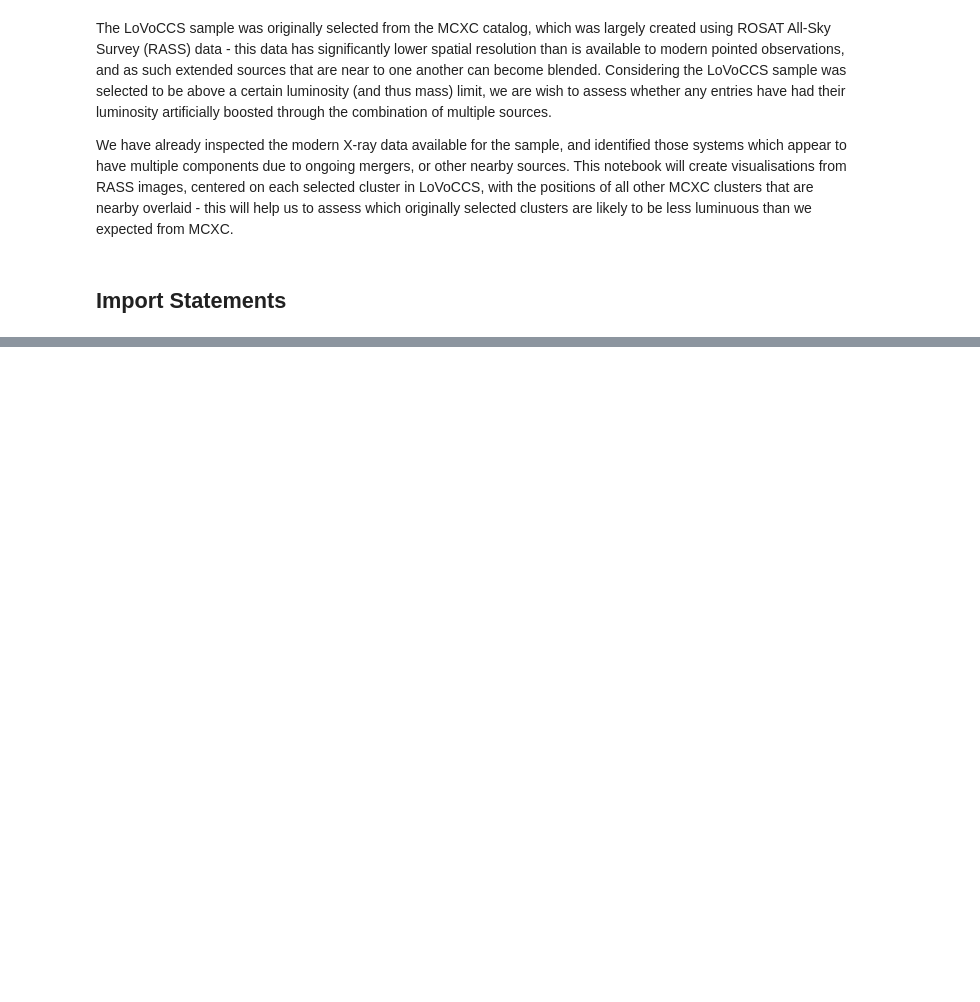
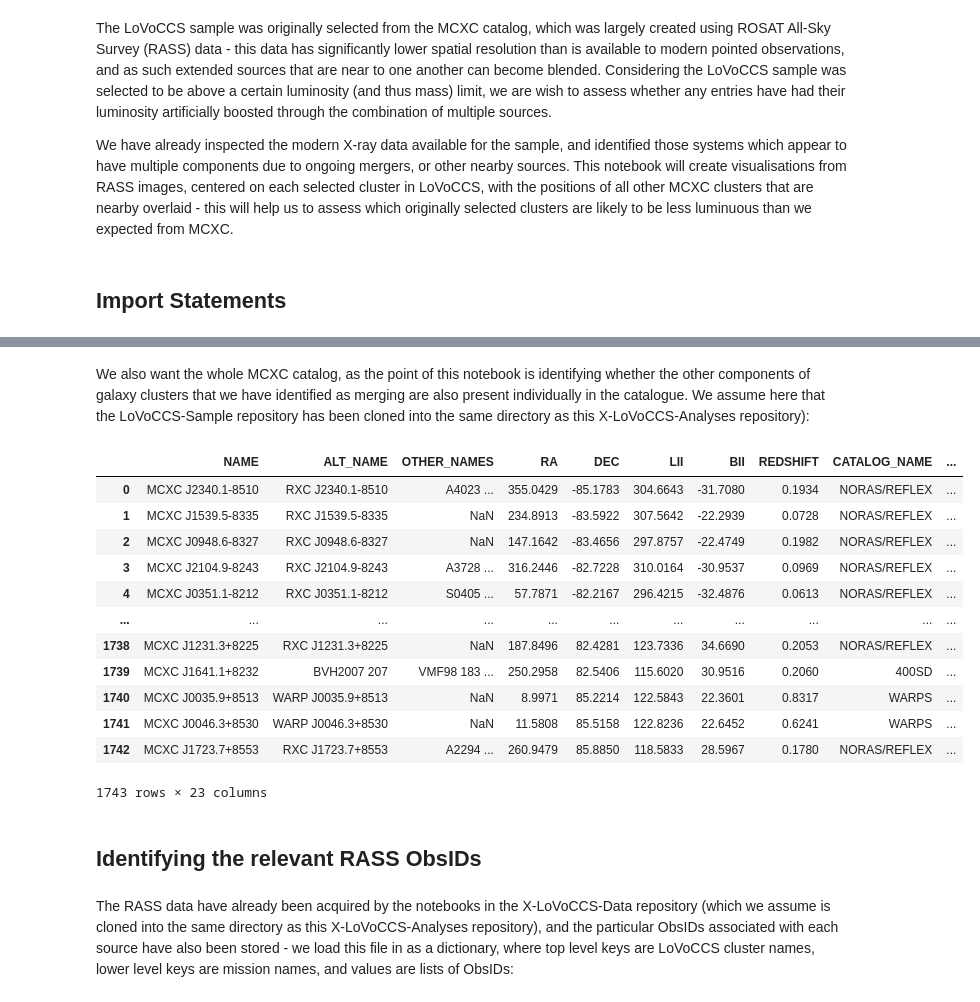
Before and after one commit to LoVoCCS/X-LoVoCCS-Analyses, a Jupyter notebook: notebooks/visualisations/check_for_blended_mcxc_entries.ipynb, the cells around one changed output, grey strips where cells are left out. Drawn from its saved outputs; the diff is of its cells as text; code cells hidden in the pictures; blank space fills up the shorter version.

```diff
--- a/notebooks/visualisations/check_for_blended_mcxc_entries.ipynb
+++ b/notebooks/visualisations/check_for_blended_mcxc_entries.ipynb
@@ -40,0 +168,23 @@ timeout = Quantity(6, 'hr')
+# %% [markdown]
+We also want the whole MCXC catalog, as the point of this notebook is identifying whether the other components of galaxy clusters that we have identified as merging are also present individually in the catalogue. We assume here that the LoVoCCS-Sample repository has been cloned into the same directory as this X-LoVoCCS-Analyses repository):
+# %%
+mcxc = pd.read_csv("../../../LoVoCCS-Sample/mcxc_selection/full_mcxc.csv")
+mcxc
+# %% [output]
+|  | NAME | ALT_NAME | OTHER_NAMES | RA | DEC | LII | BII | REDSHIFT | CATALOG_NAME | ... |
+| 0 | MCXC J2340.1-8510 | RXC J2340.1-8510 | A4023 ... | 355.0429 | -85.1783 | 304.6643 | -31.7080 | 0.1934 | NORAS/REFLEX | ... |
+| 1 | MCXC J1539.5-8335 | RXC J1539.5-8335 | NaN | 234.8913 | -83.5922 | 307.5642 | -22.2939 | 0.0728 | NORAS/REFLEX | ... |
+| 2 | MCXC J0948.6-8327 | RXC J0948.6-8327 | NaN | 147.1642 | -83.4656 | 297.8757 | -22.4749 | 0.1982 | NORAS/REFLEX | ... |
+| 3 | MCXC J2104.9-8243 | RXC J2104.9-8243 | A3728 ... | 316.2446 | -82.7228 | 310.0164 | -30.9537 | 0.0969 | NORAS/REFLEX | ... |
+| 4 | MCXC J0351.1-8212 | RXC J0351.1-8212 | S0405 ... | 57.7871 | -82.2167 | 296.4215 | -32.4876 | 0.0613 | NORAS/REFLEX | ... |
+| ... | ... | ... | ... | ... | ... | ... | ... | ... | ... | ... |
+| 1738 | MCXC J1231.3+8225 | RXC J1231.3+8225 | NaN | 187.8496 | 82.4281 | 123.7336 | 34.6690 | 0.2053 | NORAS/REFLEX | ... |
+| 1739 | MCXC J1641.1+8232 | BVH2007 207 | VMF98 183 ... | 250.2958 | 82.5406 | 115.6020 | 30.9516 | 0.2060 | 400SD | ... |
+| 1740 | MCXC J0035.9+8513 | WARP J0035.9+8513 | NaN | 8.9971 | 85.2214 | 122.5843 | 22.3601 | 0.8317 | WARPS | ... |
+| 1741 | MCXC J0046.3+8530 | WARP J0046.3+8530 | NaN | 11.5808 | 85.5158 | 122.8236 | 22.6452 | 0.6241 | WARPS | ... |
+| 1742 | MCXC J1723.7+8553 | RXC J1723.7+8553 | A2294 ... | 260.9479 | 85.8850 | 118.5833 | 28.5967 | 0.1780 | NORAS/REFLEX | ... |
+1743 rows × 23 columns
+# %% [markdown]
+## Identifying the relevant RASS ObsIDs
+# %% [markdown]
+The RASS data have already been acquired by the notebooks in the X-LoVoCCS-Data repository (which we assume is cloned into the same directory as this X-LoVoCCS-Analyses repository), and the particular ObsIDs associated with each source have also been stored - we load this file in as a dictionary, where top level keys are LoVoCCS cluster names, lower level keys are mission names, and values are lists of ObsIDs:
```
Also changed, not shown: parts of 20 cells of this notebook.
